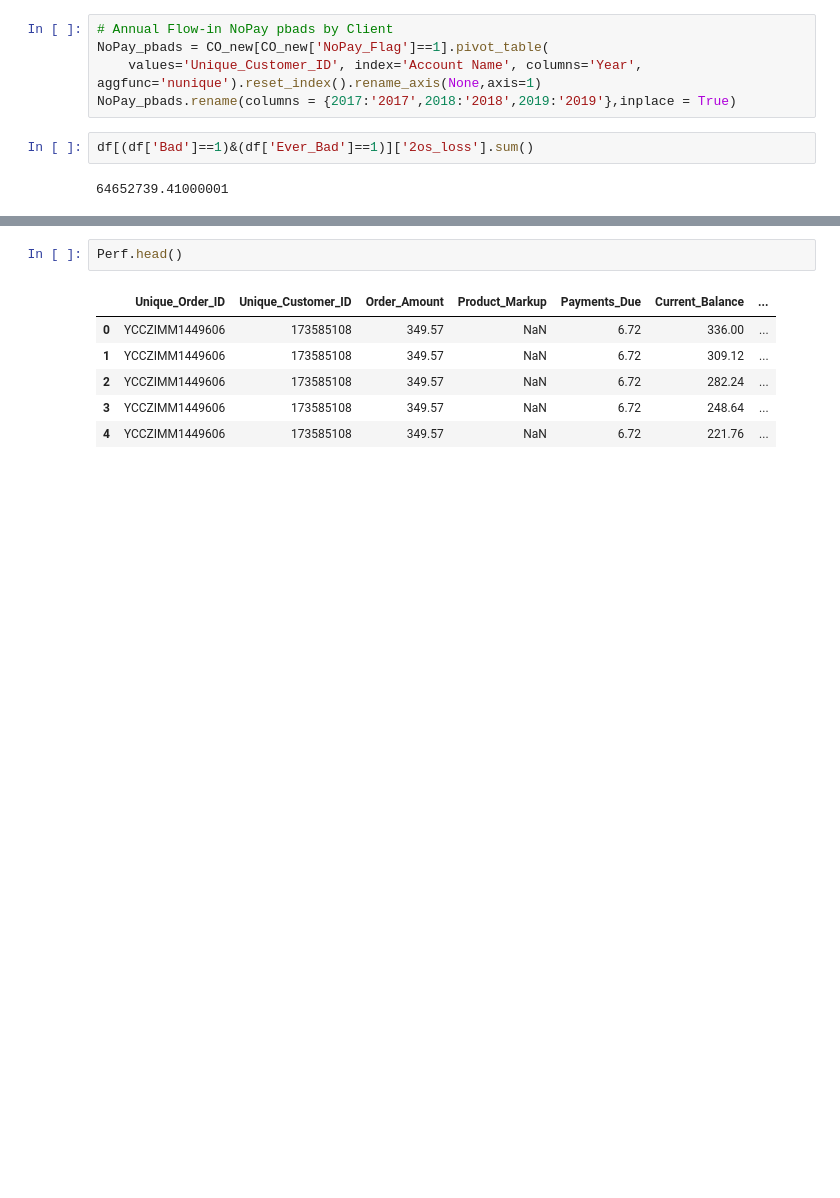
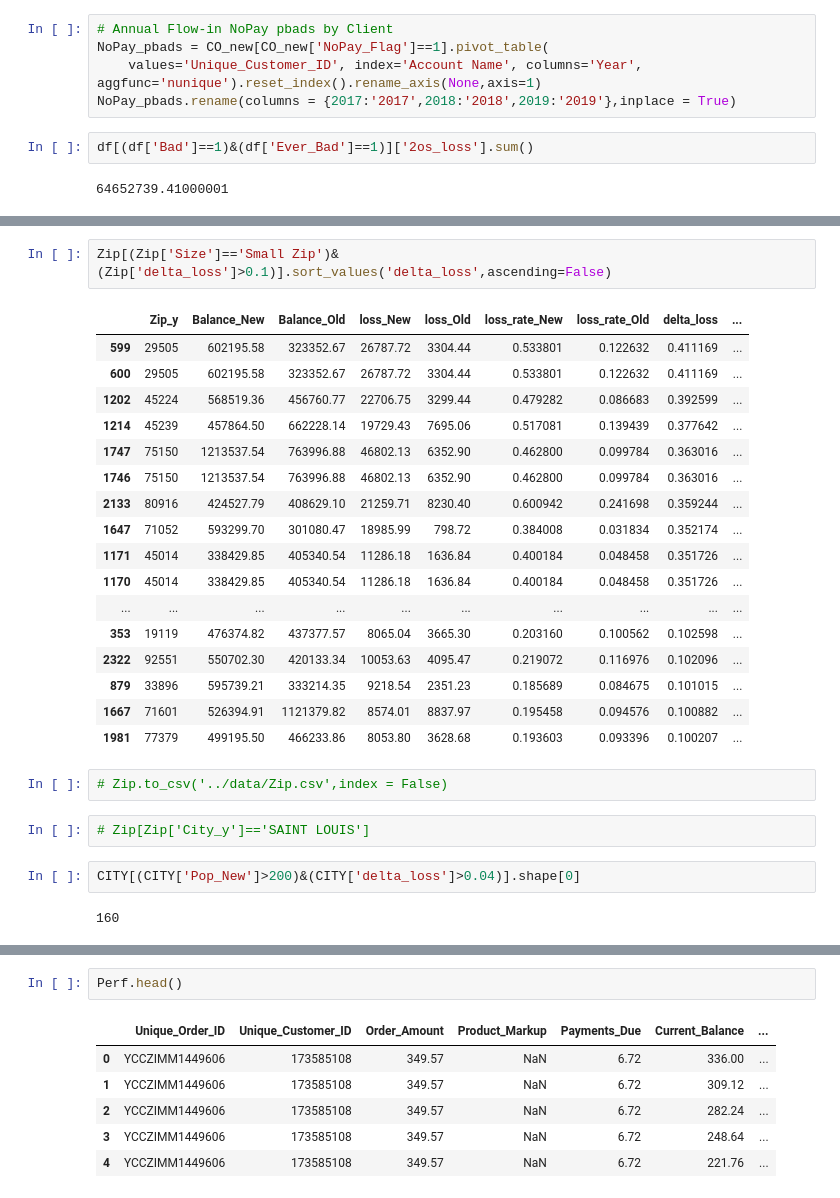
Before and after one commit to XuetingS/PP, a Jupyter notebook: src/Risk Break Down.ipynb, the cells around one changed output, grey strips where cells are left out. Saved outputs shown, nothing was run; the diff lists cells and outputs as text; blank space fills up the shorter version.

```diff
--- a/src/Risk Break Down.ipynb
+++ b/src/Risk Break Down.ipynb
@@ -1321,0 +1654,28 @@ df[(df['Bad']==1)&(df['Ever_Bad']==1)]['2os_loss'].sum()
+# %%
+Zip[(Zip['Size']=='Small Zip')&(Zip['delta_loss']>0.1)].sort_values('delta_loss',ascending=False)
+# %% [output]
+|  | Zip_y | Balance_New | Balance_Old | loss_New | loss_Old | loss_rate_New | loss_rate_Old | delta_loss | ... |
+| 599 | 29505 | 602195.58 | 323352.67 | 26787.72 | 3304.44 | 0.533801 | 0.122632 | 0.411169 | ... |
+| 600 | 29505 | 602195.58 | 323352.67 | 26787.72 | 3304.44 | 0.533801 | 0.122632 | 0.411169 | ... |
+| 1202 | 45224 | 568519.36 | 456760.77 | 22706.75 | 3299.44 | 0.479282 | 0.086683 | 0.392599 | ... |
+| 1214 | 45239 | 457864.50 | 662228.14 | 19729.43 | 7695.06 | 0.517081 | 0.139439 | 0.377642 | ... |
+| 1747 | 75150 | 1213537.54 | 763996.88 | 46802.13 | 6352.90 | 0.462800 | 0.099784 | 0.363016 | ... |
+| 1746 | 75150 | 1213537.54 | 763996.88 | 46802.13 | 6352.90 | 0.462800 | 0.099784 | 0.363016 | ... |
+| 2133 | 80916 | 424527.79 | 408629.10 | 21259.71 | 8230.40 | 0.600942 | 0.241698 | 0.359244 | ... |
+| 1647 | 71052 | 593299.70 | 301080.47 | 18985.99 | 798.72 | 0.384008 | 0.031834 | 0.352174 | ... |
+| 1171 | 45014 | 338429.85 | 405340.54 | 11286.18 | 1636.84 | 0.400184 | 0.048458 | 0.351726 | ... |
+| 1170 | 45014 | 338429.85 | 405340.54 | 11286.18 | 1636.84 | 0.400184 | 0.048458 | 0.351726 | ... |
+| ... | ... | ... | ... | ... | ... | ... | ... | ... | ... |
+| 353 | 19119 | 476374.82 | 437377.57 | 8065.04 | 3665.30 | 0.203160 | 0.100562 | 0.102598 | ... |
+| 2322 | 92551 | 550702.30 | 420133.34 | 10053.63 | 4095.47 | 0.219072 | 0.116976 | 0.102096 | ... |
+| 879 | 33896 | 595739.21 | 333214.35 | 9218.54 | 2351.23 | 0.185689 | 0.084675 | 0.101015 | ... |
+| 1667 | 71601 | 526394.91 | 1121379.82 | 8574.01 | 8837.97 | 0.195458 | 0.094576 | 0.100882 | ... |
+| 1981 | 77379 | 499195.50 | 466233.86 | 8053.80 | 3628.68 | 0.193603 | 0.093396 | 0.100207 | ... |
+# %%
+# Zip.to_csv('../data/Zip.csv',index = False)
+# %%
+# Zip[Zip['City_y']=='SAINT LOUIS']
+# %%
+CITY[(CITY['Pop_New']>200)&(CITY['delta_loss']>0.04)].shape[0]
+# %% [output]
+160
```
Also changed, not shown: parts of 63 cells of this notebook.
